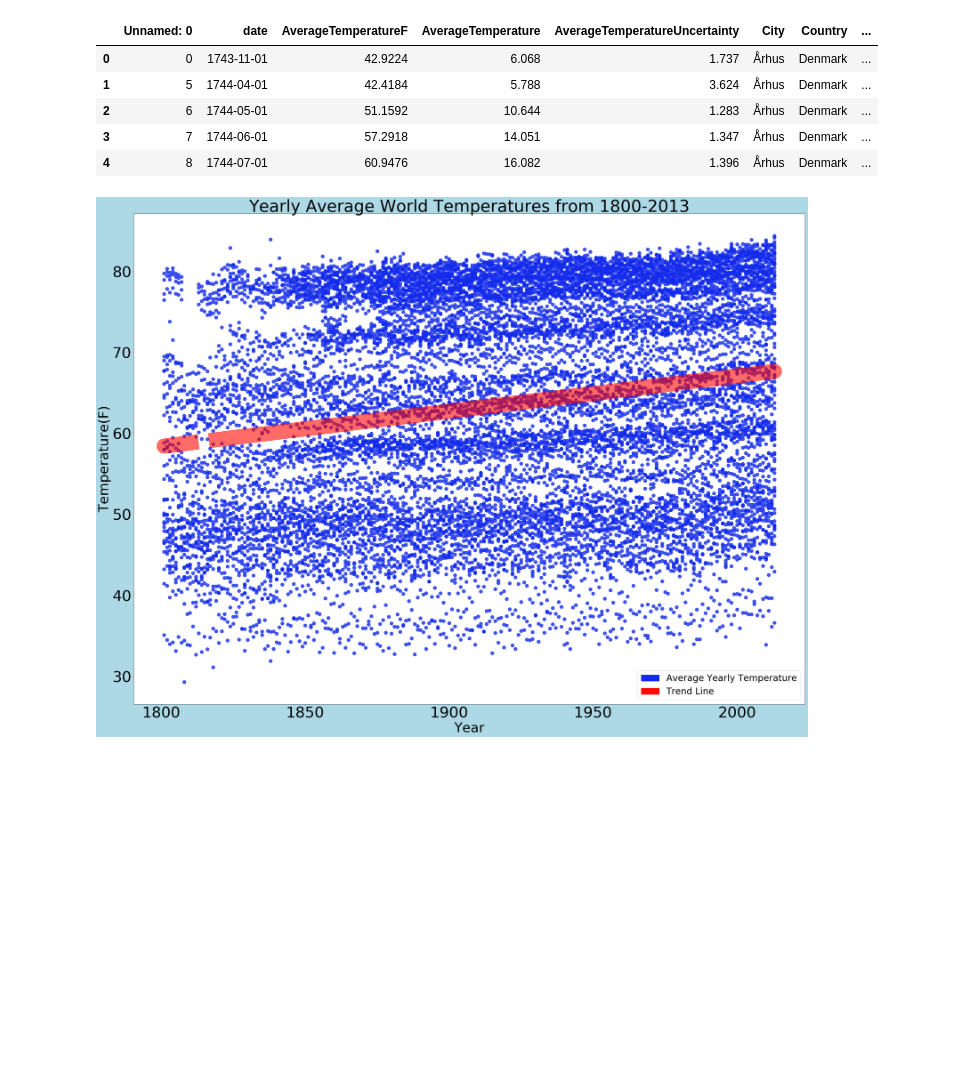
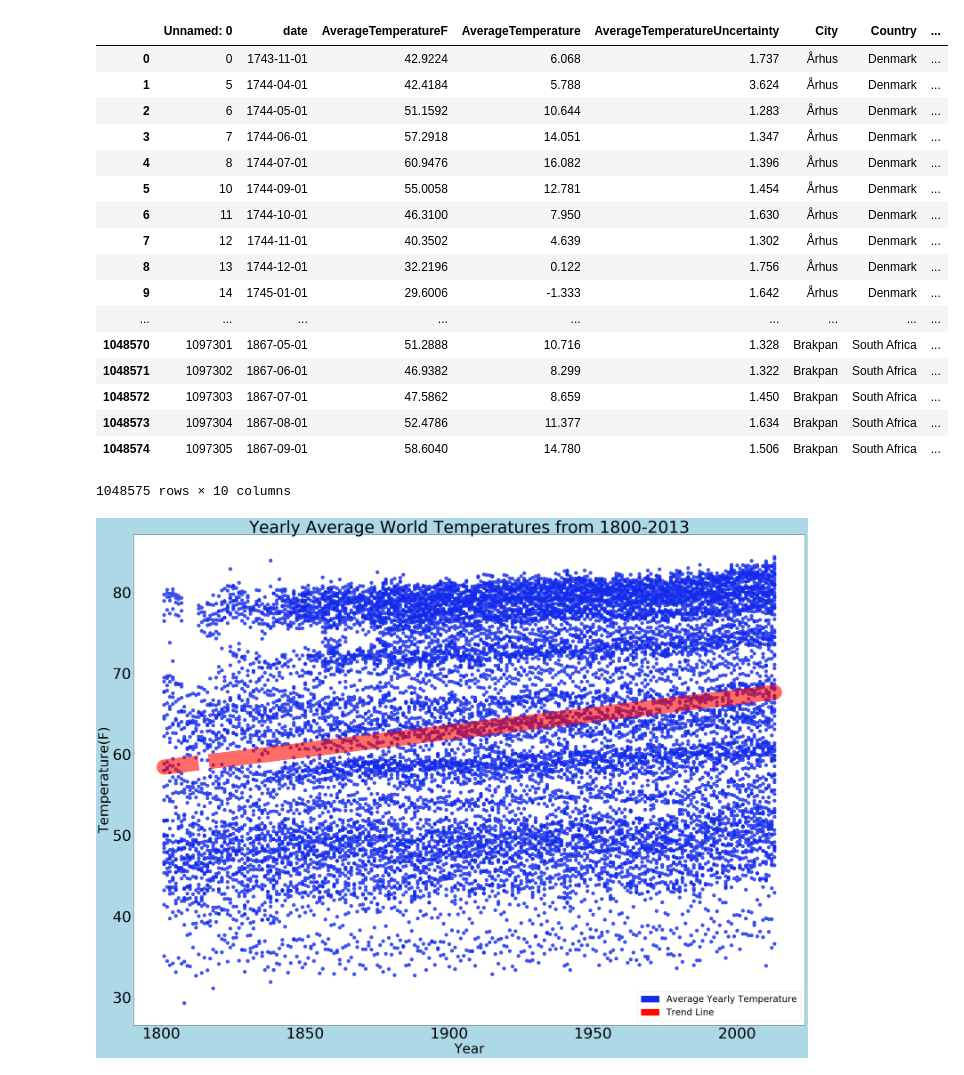
Before and after one commit to abimvas/project-three, a Jupyter notebook: graphs_ipynbs/FinalProjgraphs.ipynb, the cells around one changed output. Cells and saved outputs as stored; diff of their text form; code cells hidden in the pictures; blank space fills up the shorter version.

```diff
--- a/graphs_ipynbs/FinalProjgraphs.ipynb
+++ b/graphs_ipynbs/FinalProjgraphs.ipynb
@@ -9,14 +9,26 @@ import matplotlib.ticker as ticker
 # %%
 csv = pd.read_csv('../updated.csv')
 df = pd.DataFrame(csv)
-df.head()
+df
 # %% [output]
 |  | Unnamed: 0 | date | AverageTemperatureF | AverageTemperature | AverageTemperatureUncertainty | City | Country | ... |
 | 0 | 0 | 1743-11-01 | 42.9224 | 6.068 | 1.737 | Århus | Denmark | ... |
 | 1 | 5 | 1744-04-01 | 42.4184 | 5.788 | 3.624 | Århus | Denmark | ... |
 | 2 | 6 | 1744-05-01 | 51.1592 | 10.644 | 1.283 | Århus | Denmark | ... |
 | 3 | 7 | 1744-06-01 | 57.2918 | 14.051 | 1.347 | Århus | Denmark | ... |
 | 4 | 8 | 1744-07-01 | 60.9476 | 16.082 | 1.396 | Århus | Denmark | ... |
+| 5 | 10 | 1744-09-01 | 55.0058 | 12.781 | 1.454 | Århus | Denmark | ... |
+| 6 | 11 | 1744-10-01 | 46.3100 | 7.950 | 1.630 | Århus | Denmark | ... |
+| 7 | 12 | 1744-11-01 | 40.3502 | 4.639 | 1.302 | Århus | Denmark | ... |
+| 8 | 13 | 1744-12-01 | 32.2196 | 0.122 | 1.756 | Århus | Denmark | ... |
+| 9 | 14 | 1745-01-01 | 29.6006 | -1.333 | 1.642 | Århus | Denmark | ... |
+| ... | ... | ... | ... | ... | ... | ... | ... | ... |
+| 1048570 | 1097301 | 1867-05-01 | 51.2888 | 10.716 | 1.328 | Brakpan | South Africa | ... |
+| 1048571 | 1097302 | 1867-06-01 | 46.9382 | 8.299 | 1.322 | Brakpan | South Africa | ... |
+| 1048572 | 1097303 | 1867-07-01 | 47.5862 | 8.659 | 1.450 | Brakpan | South Africa | ... |
+| 1048573 | 1097304 | 1867-08-01 | 52.4786 | 11.377 | 1.634 | Brakpan | South Africa | ... |
+| 1048574 | 1097305 | 1867-09-01 | 58.6040 | 14.780 | 1.506 | Brakpan | South Africa | ... |
+1048575 rows × 10 columns
 # %%
 year_mask = df.year > 1800
 yearavg = df[year_mask].groupby(['Country', 'year'],as_index=False)['AverageTemperatureF'].mean()
```
Also changed, not shown: parts of 4 cells of this notebook, 3 other files.
